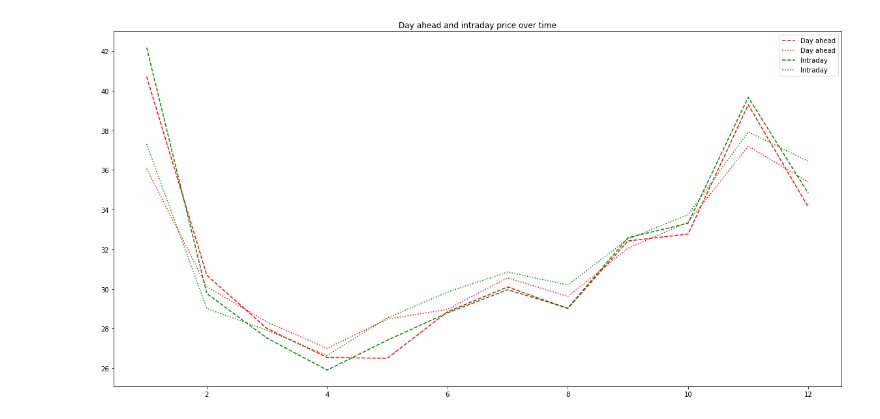
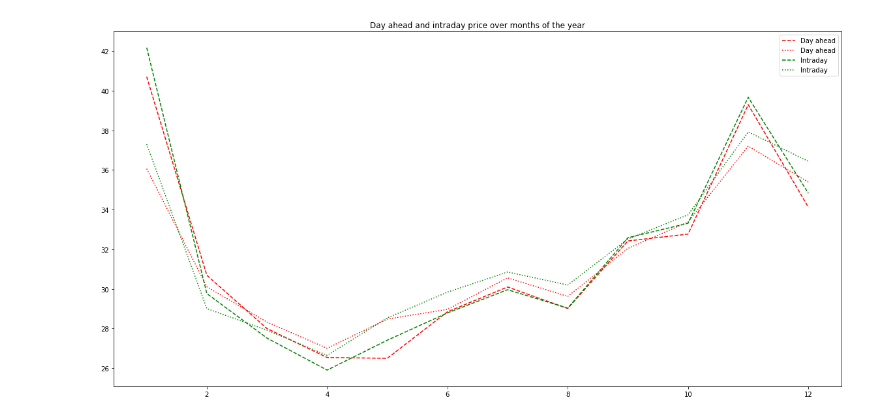
Before and after one commit to mauricepohl/pandas, a Jupyter notebook: 03_modeling/Distribution of prices.ipynb, the cells around one changed output. Cells and saved outputs as stored; diff of their text form; code cells hidden in the pictures.

```diff
--- a/03_modeling/Distribution of prices.ipynb
+++ b/03_modeling/Distribution of prices.ipynb
@@ -60,33 +147,32 @@ data_grouped_month = data[['month','day_ahead_price','intraday_price']].groupby(
 # %%
 data_grouped_month_mean = data_grouped_month.mean()
 data_grouped_month_median = data_grouped_month.median()
 data_grouped_month_min = data_grouped_month.min()
 data_grouped_month_max = data_grouped_month.max()
-
 x = data_grouped_month_mean.index
 y1 = data_grouped_month_min["day_ahead_price"]
 y2 = data_grouped_month_mean["day_ahead_price"]
 y3 = data_grouped_month_median["day_ahead_price"]
 y4 = data_grouped_month_max["day_ahead_price"]
 y5 = data_grouped_month_min["intraday_price"]
 y6 = data_grouped_month_mean["intraday_price"]
 y7 = data_grouped_month_median["intraday_price"]
 y8 = data_grouped_month_max["intraday_price"]
 
 f, (ax) = plt.subplots(1, 1, figsize=(20, 10), sharex=True)
 #ax.plot(x, y1, label="Day ahead", c="r", linestyle='--')
 ax.plot(x, y2, label="Day ahead", c="r", linestyle='--')
 ax.plot(x, y3, label="Day ahead", c="r", linestyle=':')
 #ax.plot(x, y4, label="Day ahead", c="r", linestyle='--')
 #ax.plot(x, y5, label="Intraday", c="g", linestyle='--')
 ax.plot(x, y6, label="Intraday", c="g", linestyle='--')
 ax.plot(x, y7, label="Intraday", c="g", linestyle=':')
 #ax.plot(x, y8, label="Intraday", c="g", linestyle='--')
-ax.set_title("Day ahead and intraday price over time")
+ax.set_title("Day ahead and intraday price over months of the year")
 
 plt.legend()
 plt.show()
 # %% [output]
-[figure, old version]
+[figure, new version]
 # %%
 data_grouped_hour = data[['hour','day_ahead_price','intraday_price']].groupby([data['hour']])
```
Also changed, not shown: parts of 15 cells of this notebook.
